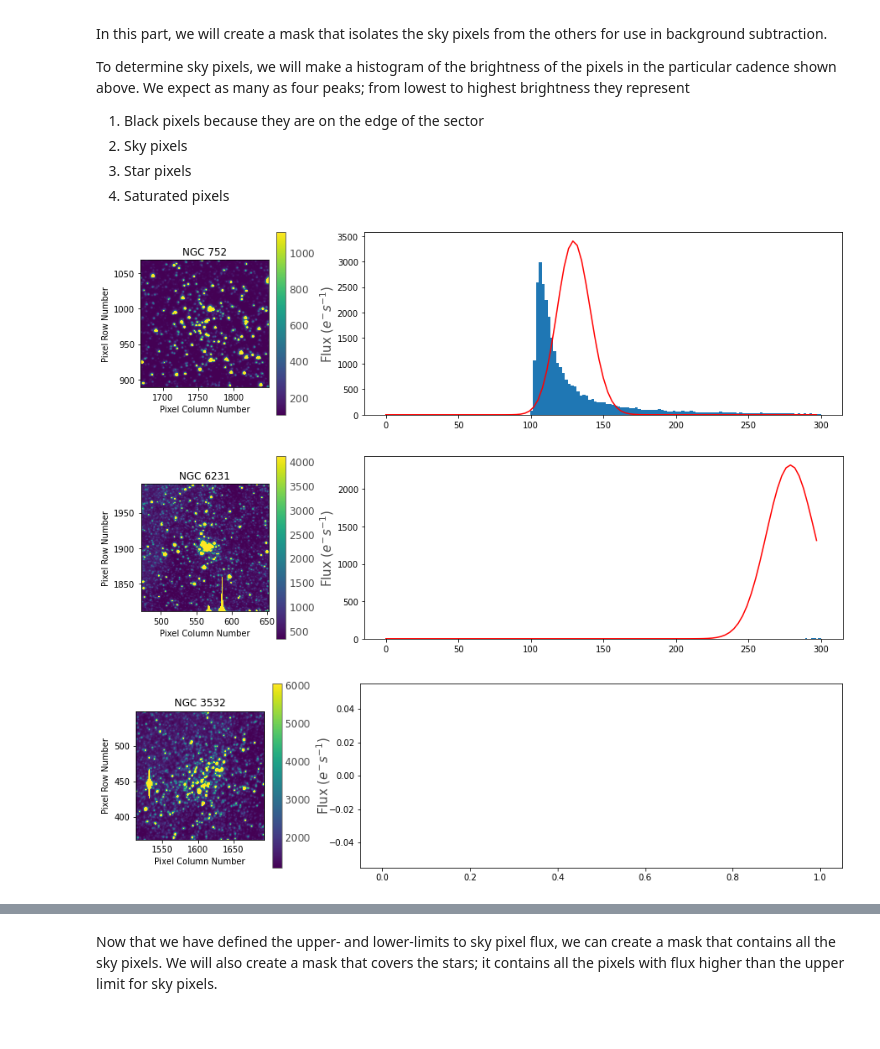
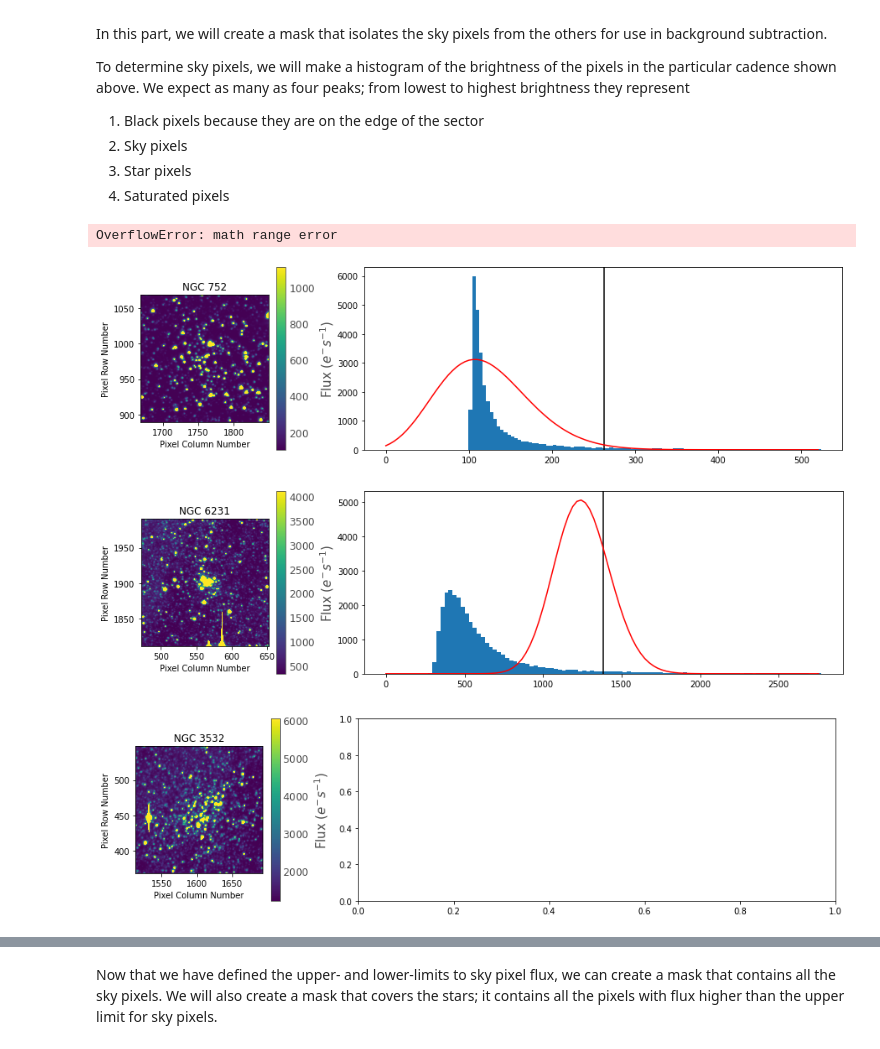
Before and after one commit to JackDinsmore/photometry-age-dating, a Jupyter notebook: cluster-lightcurves/cluster-lightcurves.ipynb, the cells around one changed output, grey strips where cells are left out. Cells and saved outputs as stored; diff of their text form; code cells hidden in the pictures.

Commit message:
More poisson

```diff
--- a/cluster-lightcurves/cluster-lightcurves.ipynb
+++ b/cluster-lightcurves/cluster-lightcurves.ipynb
@@ -82,36 +82,51 @@ To determine sky pixels, we will make a histogram of the brightness of the pixel
 2. Sky pixels
 3. Star pixels
 4. Saturated pixels
-# %%
-import math
-
-def distribution(k, binwidth, mean):# Poisson
-    f = 180*180 * binwidth * math.exp(-mean)
-    for i in range(1, k+1):
-        f *= mean / i
-    return f
+# %%
+import math
+
+X_SCALE = 25
+SHAPES = {"M34":(40.53083, 42.74615), "M7":(268.46325, -34.79283), "NGC 752":4.8, "IC 2391": (130.133, -53.033),
+          "NGC 6231":50, "Lambda Orionis":(83.78449002, 9.93415587), "NGC 3532":120,
+          "Collinder 140":("111.113", "-31.85"),
+          "Omega Cen": (201.69121, -47.47686), "47 Tuc": (6.022329, -72.081444), "M4": (245.89675, -26.52575),
+          "NGC 6752": (287.71575, -59.98185)}
+
+def distribution(k, binwidth, mean):# Poisson
+    # Discrete distribution
+    '''k = int(k / X_SCALE)
+    f = 180*180 * binwidth * math.exp(-mean)
+    for i in range(1, k+1):
+        f *= mean / i'''
+    # Continuous distribution
+    k = k / X_SCALE
+    f = 180 * 180 * binwidth * math.exp(-mean) * mean**k / math.gamma(k+1) / 10
+
+    return f
 # %%
 for i in range(len(CLUSTERS)):
     frame = tpfs[i].shape[0]//2
     brightnessData = tpfs[i][frame].flux.reshape(180*180)
-    upper_limit = 300
+    mean = np.mean(brightnessData)
     lower_limit = 0
+    upper_limit = int(2 * mean)
     brightnessData = brightnessData[np.where((brightnessData >= lower_limit) & (brightnessData <= upper_limit))]
-    mean = np.mean(brightnessData)
 
     fig, (ax1, ax2) = plt.subplots(ncols=2, figsize=(15,4), gridspec_kw={'width_ratios':[1,3]})
     tpfs[i].plot(ax=ax1, frame=tpfs[i].shape[0] // 2)
     ax1.set_title(CLUSTERS[i])
 
     x = np.arange(start=0, stop=upper_limit, step=int(upper_limit/100))
-    y = np.array([distribution(k, (upper_limit - lower_limit) / 100, mean) for k in x])
+    y = np.array([distribution(k, (upper_limit - lower_limit) / 100, SHAPES[CLUSTERS[i]]) for k in x])
 
     ax2.hist(brightnessData, bins=100)
+    ax2.axvline(mean, color='k')
     ax2.plot(x, y, color='r', zorder=2)
 # %% [output]
+OverflowError: math range error
-[figure, old version]
+[figure, new version]
-[figure, old version]
+[figure, new version]
-[figure, old version]
+[figure, new version]
 # %% [markdown]
 Now that we have an idea of what the data looks like, we can actually create the sky mask. We will need to pick a range of fluxes which define "sky pixels."
 
```
Also changed, not shown: parts of 6 cells of this notebook, 2 other files.
